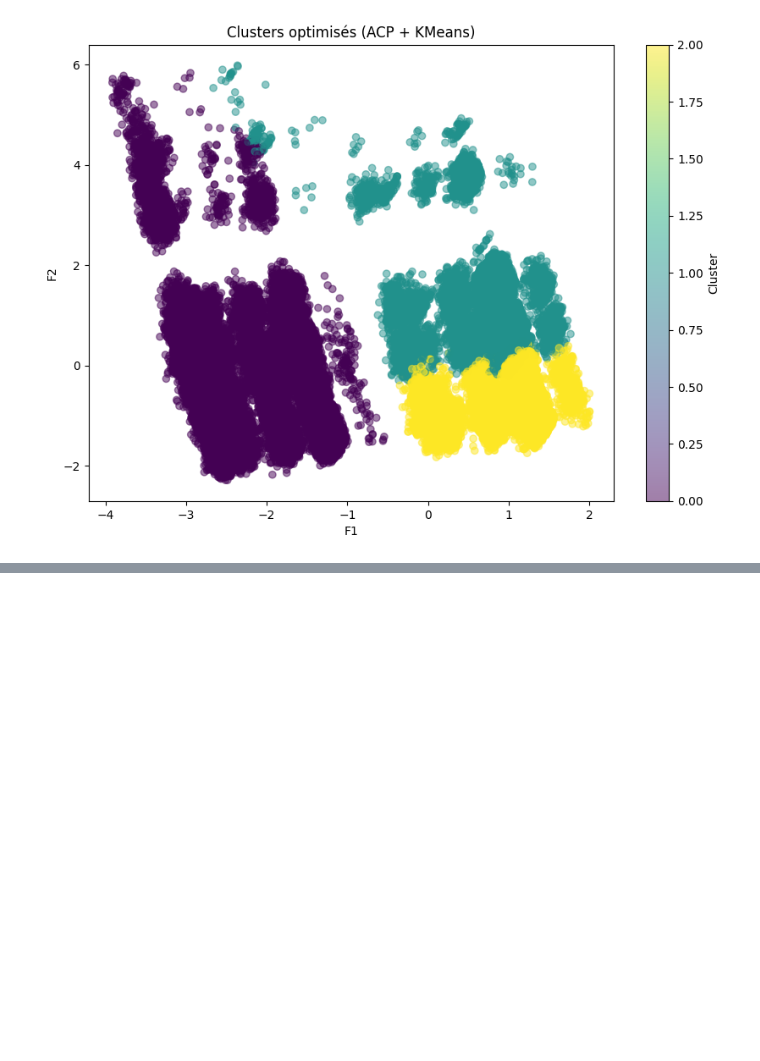
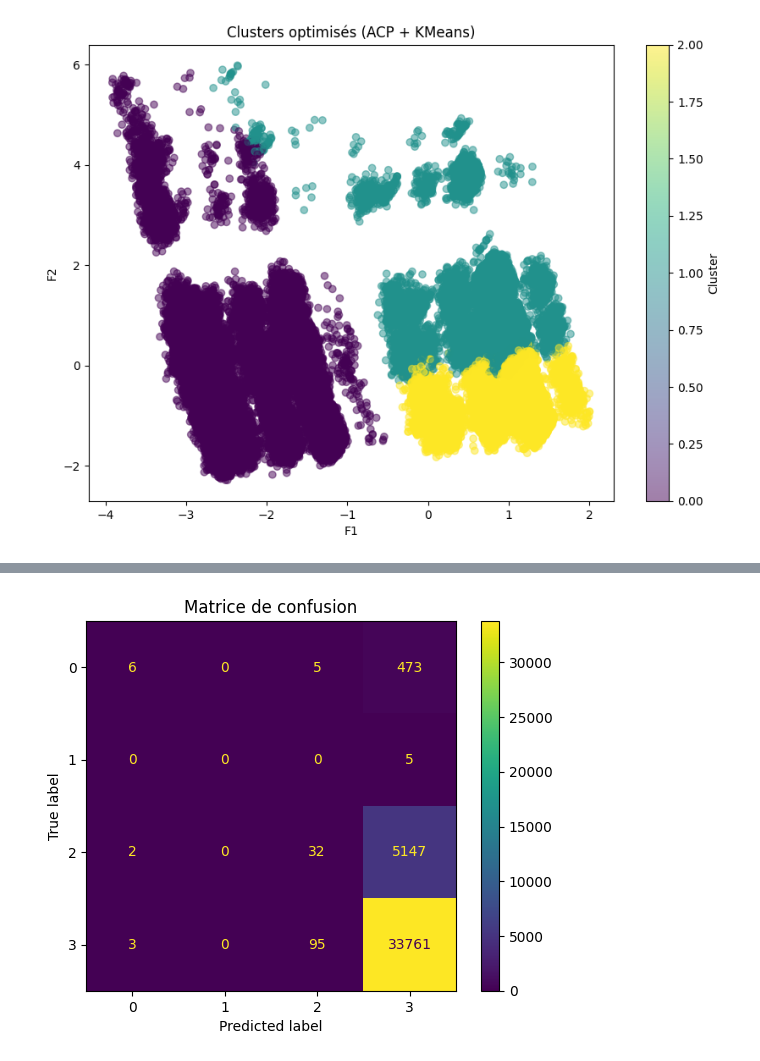
Before and after one commit to benfredjn99-del/Dataminig-Project, a Jupyter notebook: notebooks/4_Modeling.ipynb, the cells around one changed output, grey strips where cells are left out. Cells and saved outputs as stored; diff of their text form; code cells hidden in the pictures; blank space fills up the shorter version.

```diff
--- a/notebooks/4_Modeling.ipynb
+++ b/notebooks/4_Modeling.ipynb
@@ -280,3 +288,11 @@ plt.colorbar(label="Cluster")
 plt.show()
 # %% [output]
 [figure]
+# %%
+# Variables explicatives (X) et cible (y)
+#séparation X / y
+X = df.drop(columns=['Accident_Severity_encoded'])
+y = df['Accident_Severity_encoded']
+
+print("X shape:", X.shape)
+print("y shape:", y.shape)
@@ -282,0 +302,9 @@ plt.show()
+# %%
+from sklearn.model_selection import train_test_split
+
+X_train, X_test, y_train, y_test = train_test_split(
+    X, y, test_size=0.2, random_state=42
+)
+
+print("Train size:", X_train.shape)
+print("Test size:", X_test.shape)
@@ -282,0 +314,7 @@ plt.show()
+# %%
+from sklearn.ensemble import RandomForestClassifier
+
+model = RandomForestClassifier(n_estimators=100, random_state=42)
+model.fit(X_train, y_train)
+
+print("Modèle entraîné")
@@ -282,0 +323,2 @@ plt.show()
+# %%
+y_pred = model.predict(X_test)
@@ -282,0 +346,9 @@ plt.show()
+# %%
+import matplotlib.pyplot as plt
+from sklearn.metrics import ConfusionMatrixDisplay
+
+ConfusionMatrixDisplay.from_predictions(y_test, y_pred)
+plt.title("Matrice de confusion")
+plt.show()
+# %% [output]
+[figure, added]
```
Also changed, not shown: parts of 13 cells of this notebook, 1 other file.
